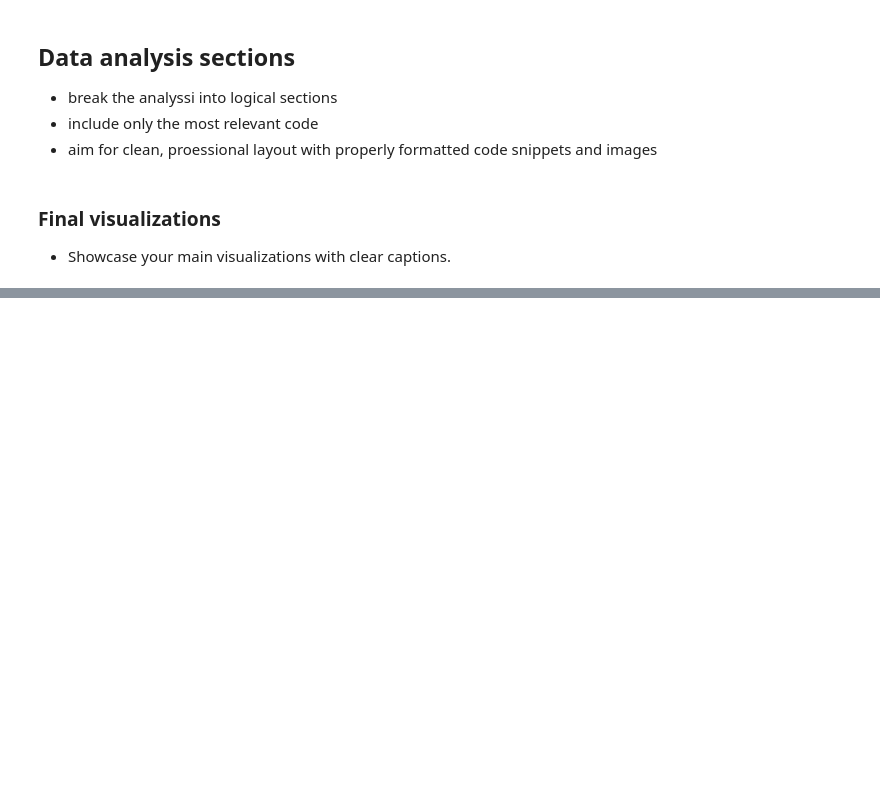
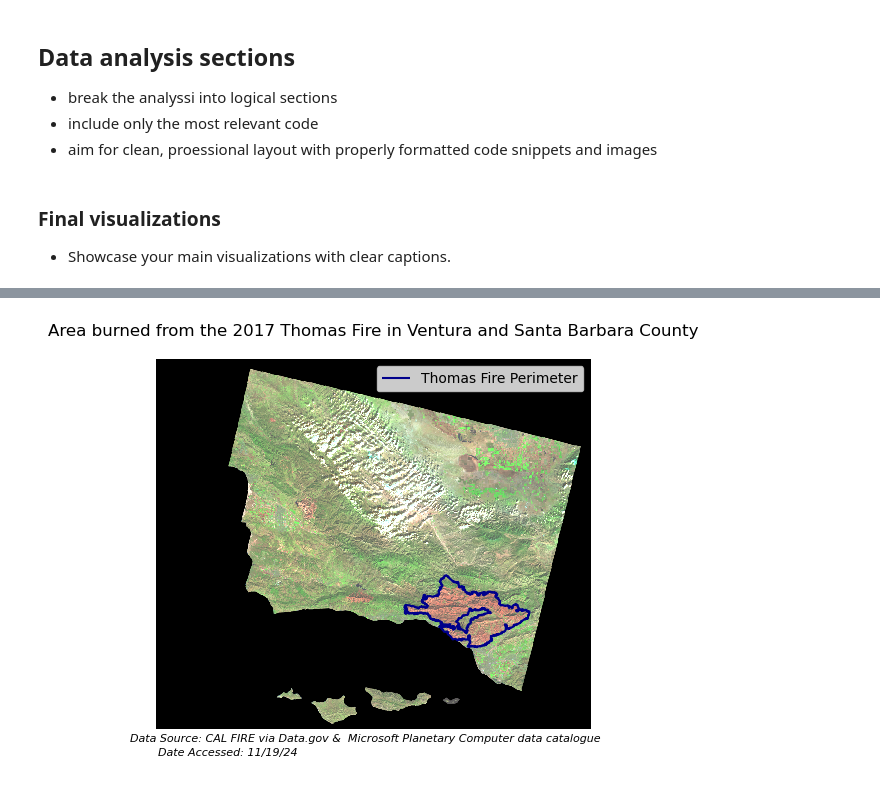
Before and after one commit to tommats00/thomas-fire-analysis, a Jupyter notebook: task1-blog-post.ipynb, the cells around one changed output, grey strips where cells are left out. Saved outputs shown, nothing was run; the diff lists cells and outputs as text; code cells hidden in the pictures; blank space fills up the shorter version.

```diff
--- a/task1-blog-post.ipynb
+++ b/task1-blog-post.ipynb
@@ -45,0 +188,43 @@ Paragraph
+# %%
+# Reproject our landsat data to EPSG:3857
+landsat = landsat.rio.reproject("EPSG:3857")
+
+# Check to see if the CRSs are the same
+# By using assert we shouldn't see an output
+assert landsat.rio.crs == thomas_perimeter.crs
+# %%
+# Create a variable for the false color image map
+false_color = landsat[['swir22', 'nir08', 'red']].to_array()
+
+# Set up fig and ax
+fig, ax = plt.subplots()
+
+# False color image map
+false_color.plot.imshow(robust = True,
+                        ax = ax,
+                       alpha = 1)
+
+# Fire perimeters
+thomas_perimeter.boundary.plot(ax=ax,
+                              color = 'darkblue')
+
+# Add a legend for the fire perimeter
+ax.legend(labels = ['Thomas Fire Perimeter'])
+
+# Add a title
+plt.title("Area burned from the 2017 Thomas Fire in Ventura and Santa Barbara County")
+ax.axis('off')
+
+# Add footnote citation at the bottom of the figure
+fig.text(0.5, 0.09,
+         'Data Source: CAL FIRE via Data.gov &  Microsoft Planetary Computer data catalogue',
+         ha='center', va='center', fontsize=8, color='black', fontstyle='italic')
+
+fig.text(0.395, 0.06,
+         'Date Accessed: 11/19/24',
+         ha='right', va='center', fontsize=8, color='black', fontstyle='italic')
+
+
+plt.show()
+# %% [output]
+[figure, added]
```
Also changed, not shown: parts of 21 cells of this notebook.
